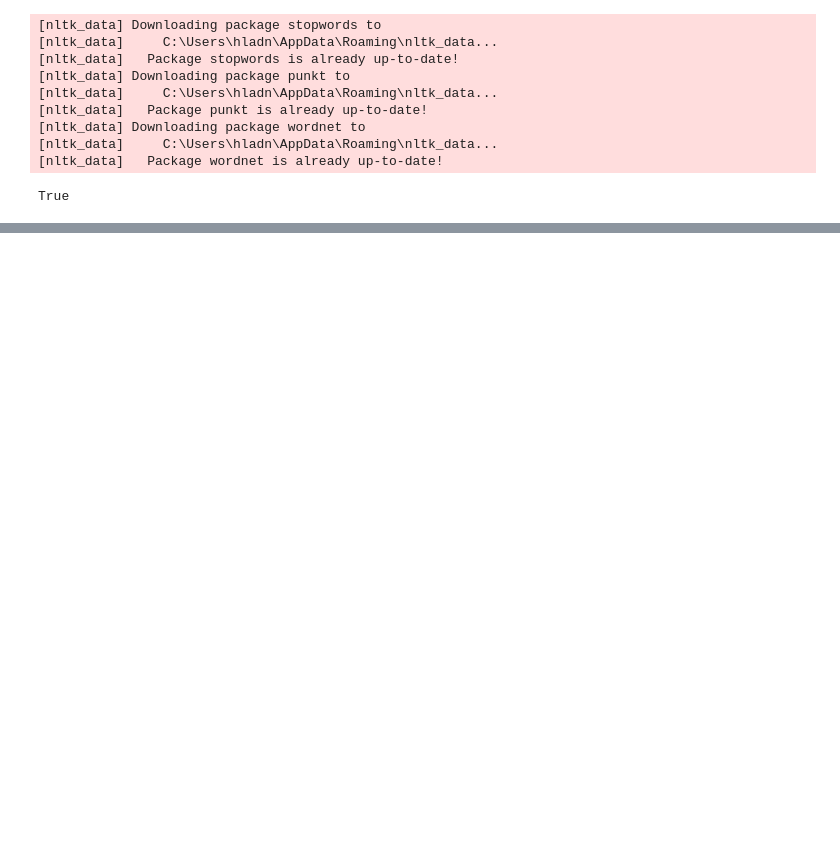
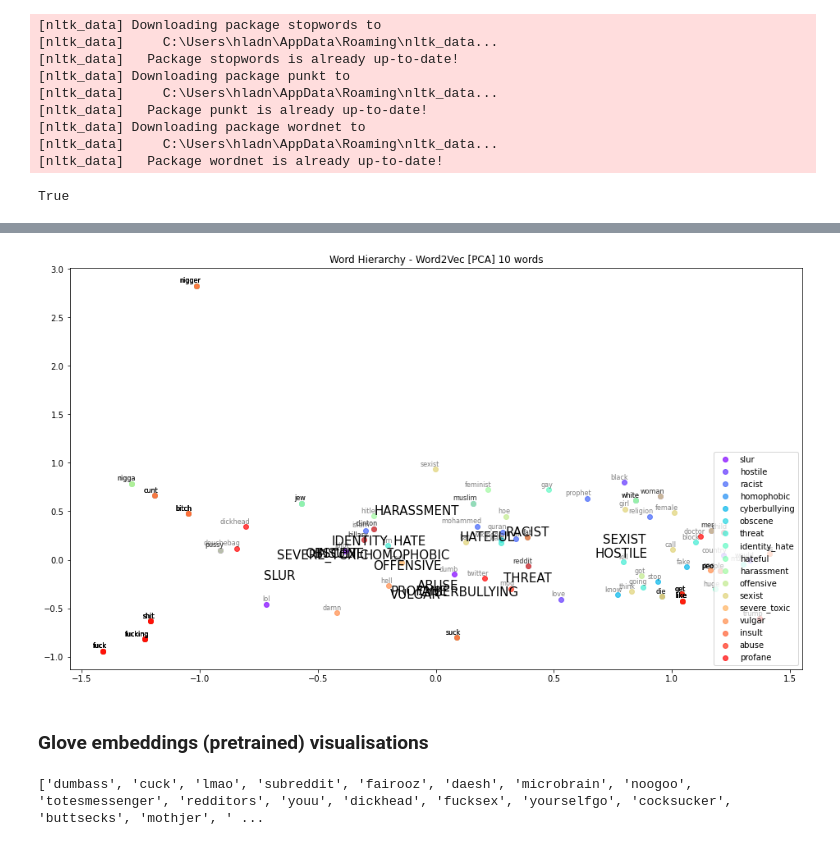
Before and after one commit to pushkill/NLP-project, a Jupyter notebook: analysis_jus.ipynb, the cells around one changed output, grey strips where cells are left out. Saved outputs shown, nothing was run; the diff lists cells and outputs as text; code cells hidden in the pictures; blank space fills up the shorter version.

```diff
--- a/analysis_jus.ipynb
+++ b/analysis_jus.ipynb
@@ -124,0 +343,12 @@ words_freq = labels_most_frequent_words(df, label='obscene', column='stems', n_w
+# %%
+plotPCA(f"Word Hierarchy - Word2Vec [PCA] {n_significant_words} words", unique_labels, word_clusters, embedding_clusters,
+        f"WordHierarchy - word2vec - PCA {n_significant_words} words.png")
+# %% [output]
+[figure, added]
+# %% [markdown]
+### Glove embeddings (pretrained) visualisations
+# %%
+n_significant_words = 10
+word_clusters, embedding_clusters = get_word_embeddings(unique_labels, df_labels, 'n_most_freq_words', model_gn_glove, n_significant_words)
+# %% [output]
+['dumbass', 'cuck', 'lmao', 'subreddit', 'fairooz', 'daesh', 'microbrain', 'noogoo', 'totesmessenger', 'redditors', 'youu', 'dickhead', 'fucksex', 'yourselfgo', 'cocksucker', 'buttsecks', 'mothjer', ' ...
```
Also changed, not shown: parts of 38 cells of this notebook, 3 other files.
